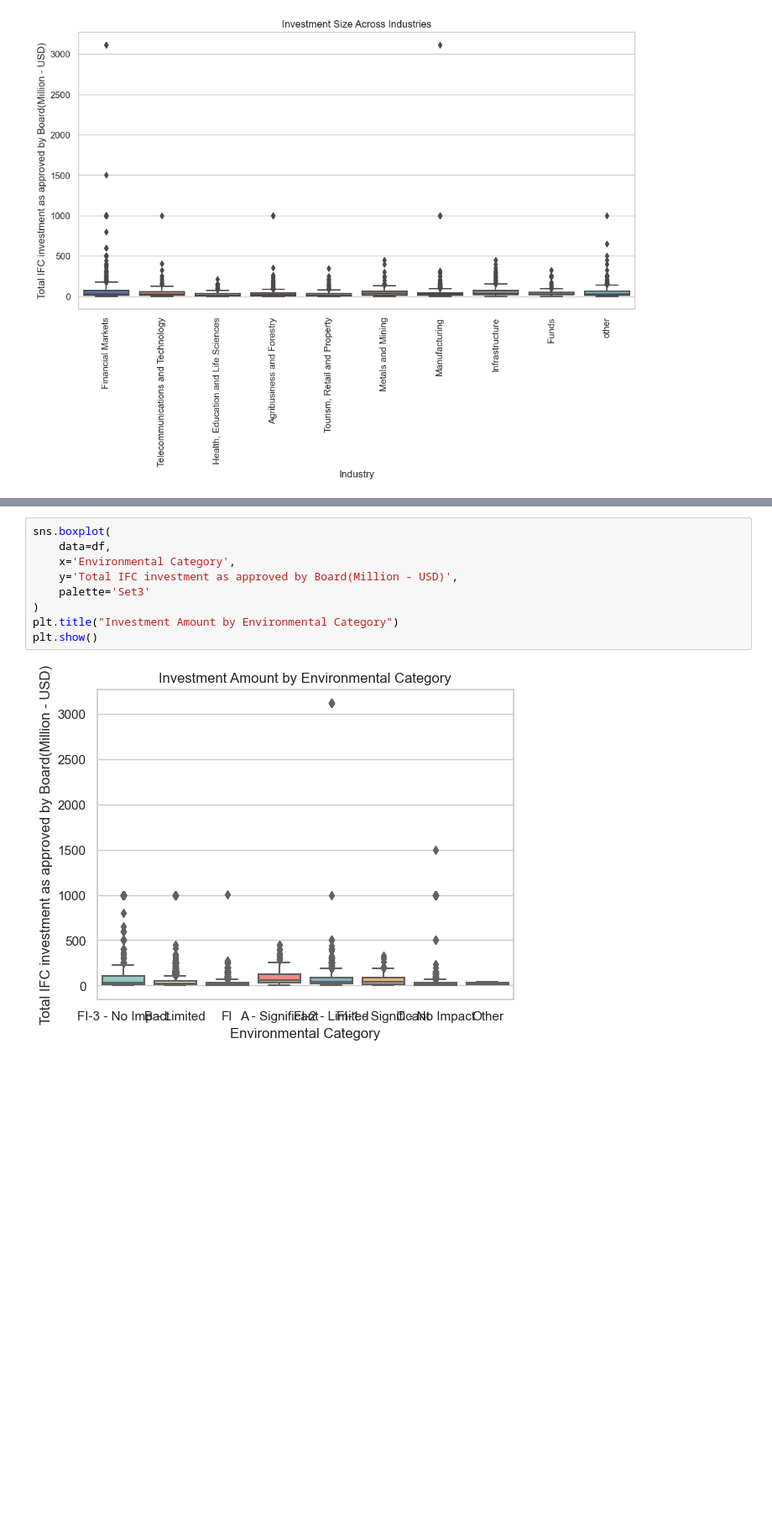
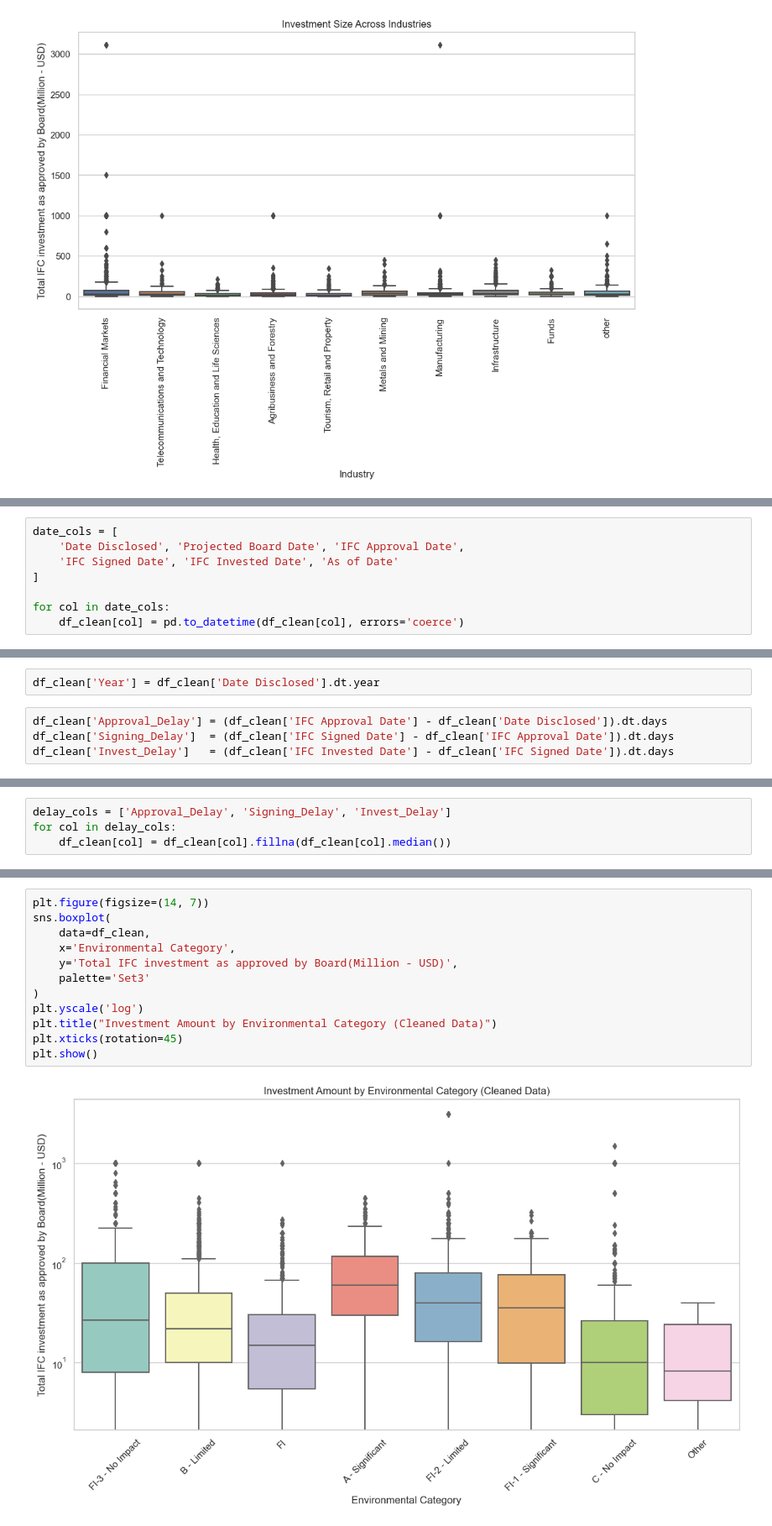
Before and after one commit to Rajabboev/Hybrid_ML_model_investment, a Jupyter notebook: IFC Investment .ipynb, the cells around one changed output, grey strips where cells are left out. Shown at 84% size. Cells and saved outputs as stored; diff of their text form; blank space fills up the shorter version.

Commit message:
Data cleaning and missing values are handled

```diff
--- a/IFC Investment .ipynb
+++ b/IFC Investment .ipynb
@@ -271,0 +405,8 @@ plt.show()
+# %%
+date_cols = [
+    'Date Disclosed', 'Projected Board Date', 'IFC Approval Date',
+    'IFC Signed Date', 'IFC Invested Date', 'As of Date'
+]
+
+for col in date_cols:
+    df_clean[col] = pd.to_datetime(df_clean[col], errors='coerce')
@@ -271,0 +415,6 @@ plt.show()
+# %%
+df_clean['Year'] = df_clean['Date Disclosed'].dt.year
+# %%
+df_clean['Approval_Delay'] = (df_clean['IFC Approval Date'] - df_clean['Date Disclosed']).dt.days
+df_clean['Signing_Delay']  = (df_clean['IFC Signed Date'] - df_clean['IFC Approval Date']).dt.days
+df_clean['Invest_Delay']   = (df_clean['IFC Invested Date'] - df_clean['IFC Signed Date']).dt.days
@@ -271,0 +423,4 @@ plt.show()
+# %%
+delay_cols = ['Approval_Delay', 'Signing_Delay', 'Invest_Delay']
+for col in delay_cols:
+    df_clean[col] = df_clean[col].fillna(df_clean[col].median())
@@ -272,11 +491,14 @@ plt.show()
 # %%
+plt.figure(figsize=(14, 7))
 sns.boxplot(
-    data=df,
+    data=df_clean,
     x='Environmental Category',
     y='Total IFC investment as approved by Board(Million - USD)',
     palette='Set3'
 )
-plt.title("Investment Amount by Environmental Category")
+plt.yscale('log')
+plt.title("Investment Amount by Environmental Category (Cleaned Data)")
+plt.xticks(rotation=45)
 plt.show()
 # %% [output]
-[figure, old version]
+[figure, new version]
```
Also changed, not shown: parts of 23 cells of this notebook.
